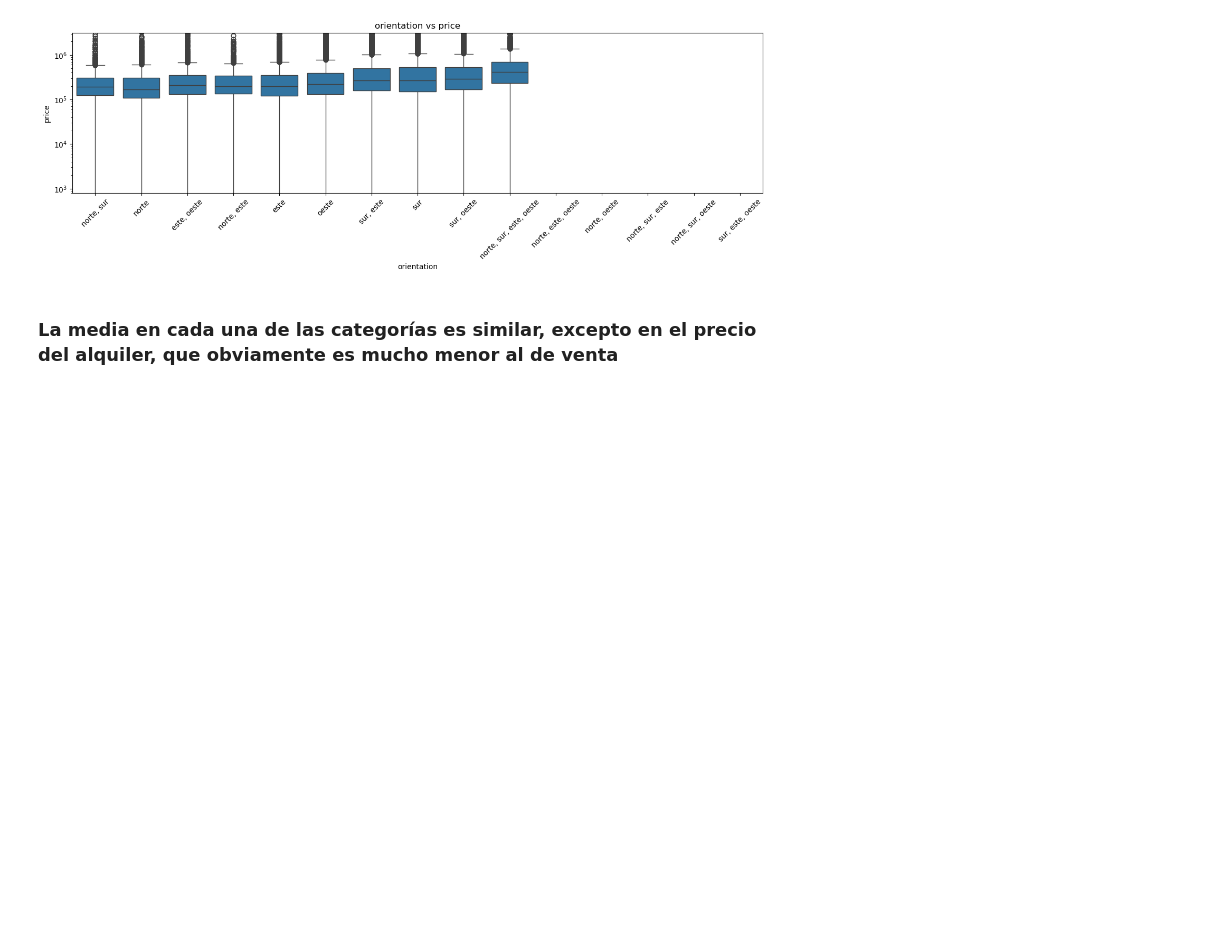
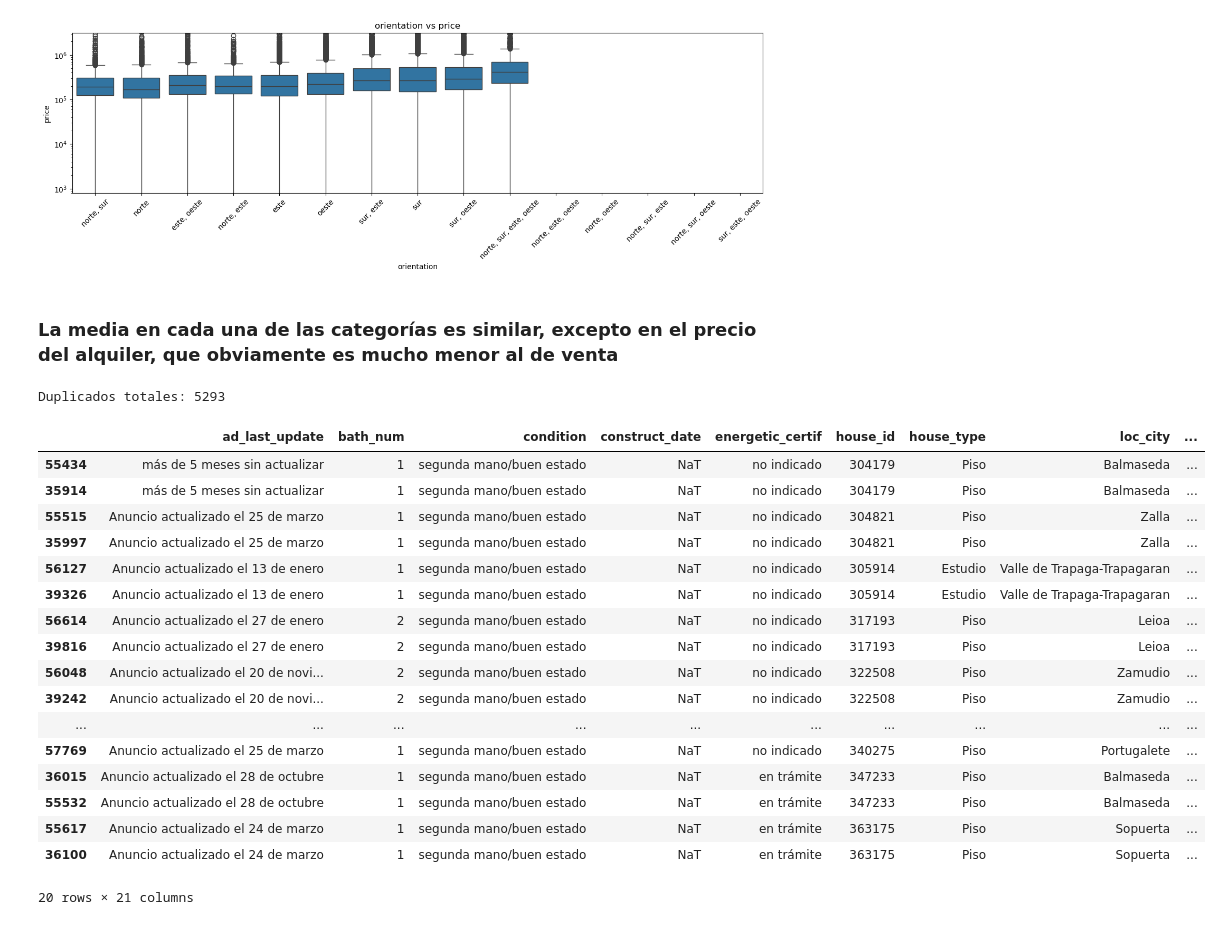
Before and after one commit to pablo98al/Proyecto_Final, a Jupyter notebook: Pre - Proyecto/Notebook/Merge.ipynb, the cells around one changed output. Cells and saved outputs as stored; diff of their text form; code cells hidden in the pictures; blank space fills up the shorter version.

```diff
--- a/Pre - Proyecto/Notebook/Merge.ipynb
+++ b/Pre - Proyecto/Notebook/Merge.ipynb
@@ -360,3 +352,29 @@ for col in cols_cat:
 # Exportamos el merge al csv
 
 df.to_csv("../Output/dataset_final.csv", index=False)
+# %%
+print(f"Duplicados totales: {df.duplicated(["house_id"]).sum()}")
+# %% [output]
+Duplicados totales: 5293
+# %%
+duplicados = df[df.duplicated(subset='house_id', keep=False)]
+duplicados.sort_values('house_id').head(20)
+# %% [output]
+|  | ad_last_update | bath_num | condition | construct_date | energetic_certif | house_id | house_type | loc_city | ... |
+| 55434 | más de 5 meses sin actualizar | 1 | segunda mano/buen estado | NaT | no indicado | 304179 | Piso | Balmaseda | ... |
+| 35914 | más de 5 meses sin actualizar | 1 | segunda mano/buen estado | NaT | no indicado | 304179 | Piso | Balmaseda | ... |
+| 55515 | Anuncio actualizado el 25 de marzo | 1 | segunda mano/buen estado | NaT | no indicado | 304821 | Piso | Zalla | ... |
+| 35997 | Anuncio actualizado el 25 de marzo | 1 | segunda mano/buen estado | NaT | no indicado | 304821 | Piso | Zalla | ... |
+| 56127 | Anuncio actualizado el 13 de enero | 1 | segunda mano/buen estado | NaT | no indicado | 305914 | Estudio | Valle de Trapaga-Trapagaran | ... |
+| 39326 | Anuncio actualizado el 13 de enero | 1 | segunda mano/buen estado | NaT | no indicado | 305914 | Estudio | Valle de Trapaga-Trapagaran | ... |
+| 56614 | Anuncio actualizado el 27 de enero | 2 | segunda mano/buen estado | NaT | no indicado | 317193 | Piso | Leioa | ... |
+| 39816 | Anuncio actualizado el 27 de enero | 2 | segunda mano/buen estado | NaT | no indicado | 317193 | Piso | Leioa | ... |
+| 56048 | Anuncio actualizado el 20 de novi... | 2 | segunda mano/buen estado | NaT | no indicado | 322508 | Piso | Zamudio | ... |
+| 39242 | Anuncio actualizado el 20 de novi... | 2 | segunda mano/buen estado | NaT | no indicado | 322508 | Piso | Zamudio | ... |
+| ... | ... | ... | ... | ... | ... | ... | ... | ... | ... |
+| 57769 | Anuncio actualizado el 25 de marzo | 1 | segunda mano/buen estado | NaT | no indicado | 340275 | Piso | Portugalete | ... |
+| 36015 | Anuncio actualizado el 28 de octubre | 1 | segunda mano/buen estado | NaT | en trámite | 347233 | Piso | Balmaseda | ... |
+| 55532 | Anuncio actualizado el 28 de octubre | 1 | segunda mano/buen estado | NaT | en trámite | 347233 | Piso | Balmaseda | ... |
+| 55617 | Anuncio actualizado el 24 de marzo | 1 | segunda mano/buen estado | NaT | en trámite | 363175 | Piso | Sopuerta | ... |
+| 36100 | Anuncio actualizado el 24 de marzo | 1 | segunda mano/buen estado | NaT | en trámite | 363175 | Piso | Sopuerta | ... |
+20 rows × 21 columns
```
Also changed, not shown: parts of 13 cells of this notebook.
